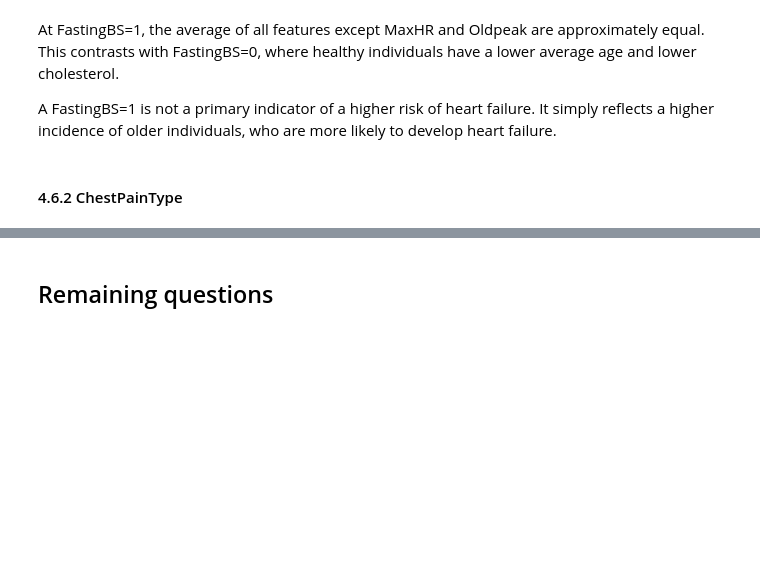
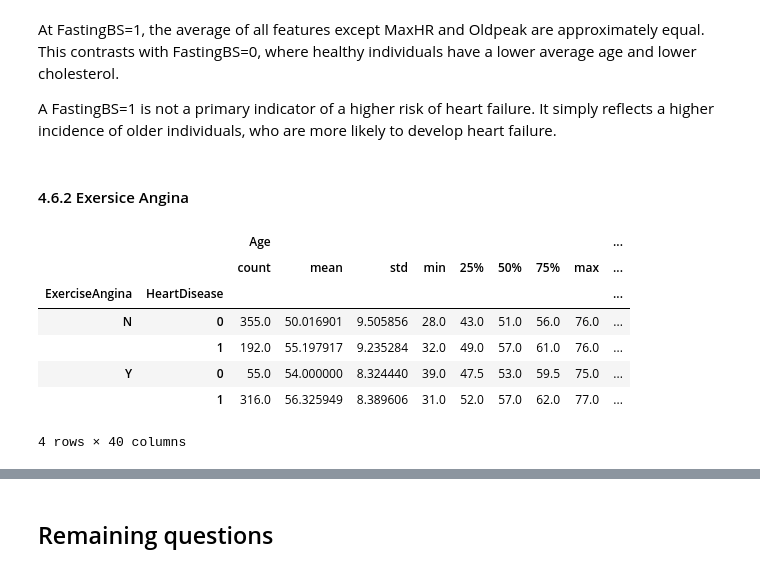
Before and after one commit to Lymuthien/heart_failure, a Jupyter notebook: notebooks/1.0-eda.ipynb, the cells around one changed output, grey strips where cells are left out. Saved outputs shown, nothing was run; the diff lists cells and outputs as text; code cells hidden in the pictures; blank space fills up the shorter version.

```diff
--- a/notebooks/1.0-eda.ipynb
+++ b/notebooks/1.0-eda.ipynb
@@ -515,5 +513,16 @@ cat_pct_distr_by_group(df, [df[FASTING_BS], df[HEART_DISEASE]])
 At FastingBS=1, the average of all features except MaxHR and Oldpeak are approximately equal. This contrasts with FastingBS=0, where healthy individuals have a lower average age and lower cholesterol.
 
 A FastingBS=1 is not a primary indicator of a higher risk of heart failure. It simply reflects a higher incidence of older individuals, who are more likely to develop heart failure.
-# %% [markdown]
-#### 4.6.2 ChestPainType
+# %% [markdown]
+#### 4.6.2 Exersice Angina
+# %%
+df.groupby([EXERCISE_ANGINA, HEART_DISEASE]).describe()
+# %% [output]
+|  |  | Age |  |  |  |  |  |  |  | ... |
+|  |  | count | mean | std | min | 25% | 50% | 75% | max | ... |
+| ExerciseAngina | HeartDisease |  |  |  |  |  |  |  |  | ... |
+| N | 0 | 355.0 | 50.016901 | 9.505856 | 28.0 | 43.0 | 51.0 | 56.0 | 76.0 | ... |
+|  | 1 | 192.0 | 55.197917 | 9.235284 | 32.0 | 49.0 | 57.0 | 61.0 | 76.0 | ... |
+| Y | 0 | 55.0 | 54.000000 | 8.324440 | 39.0 | 47.5 | 53.0 | 59.5 | 75.0 | ... |
+|  | 1 | 316.0 | 56.325949 | 8.389606 | 31.0 | 52.0 | 57.0 | 62.0 | 77.0 | ... |
+4 rows × 40 columns
```
Also changed, not shown: parts of 7 cells of this notebook.
